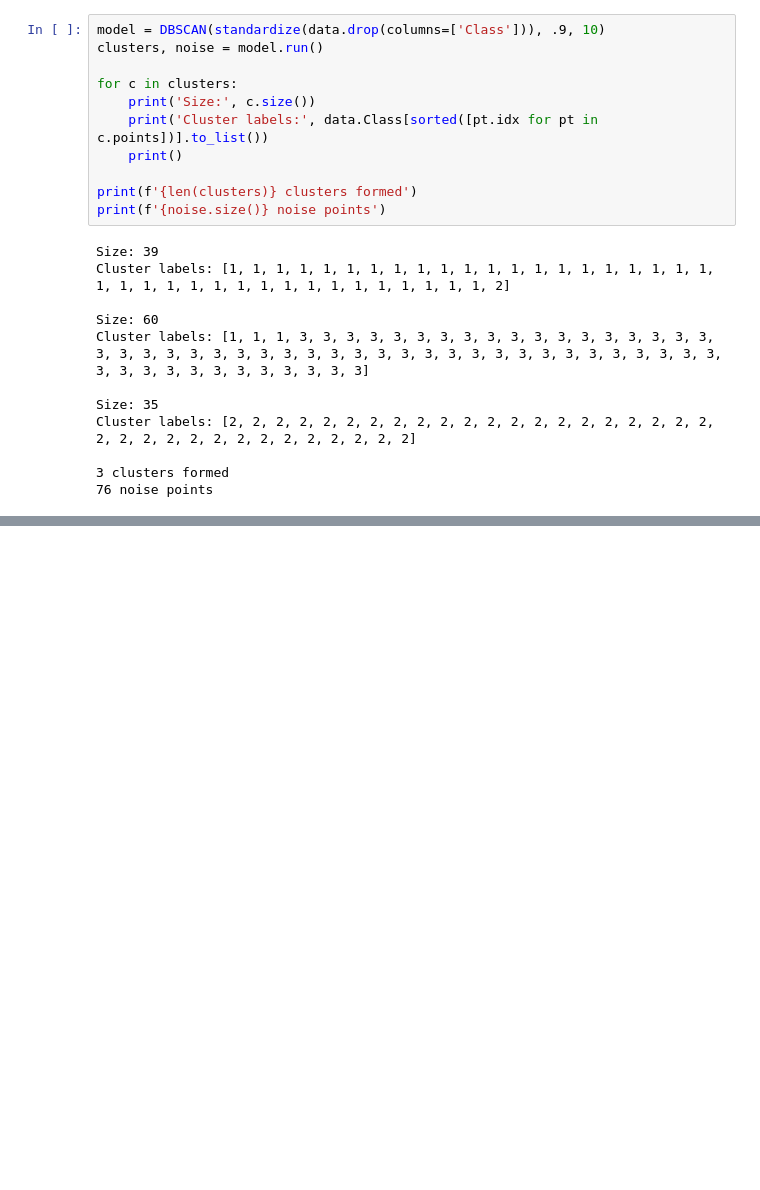
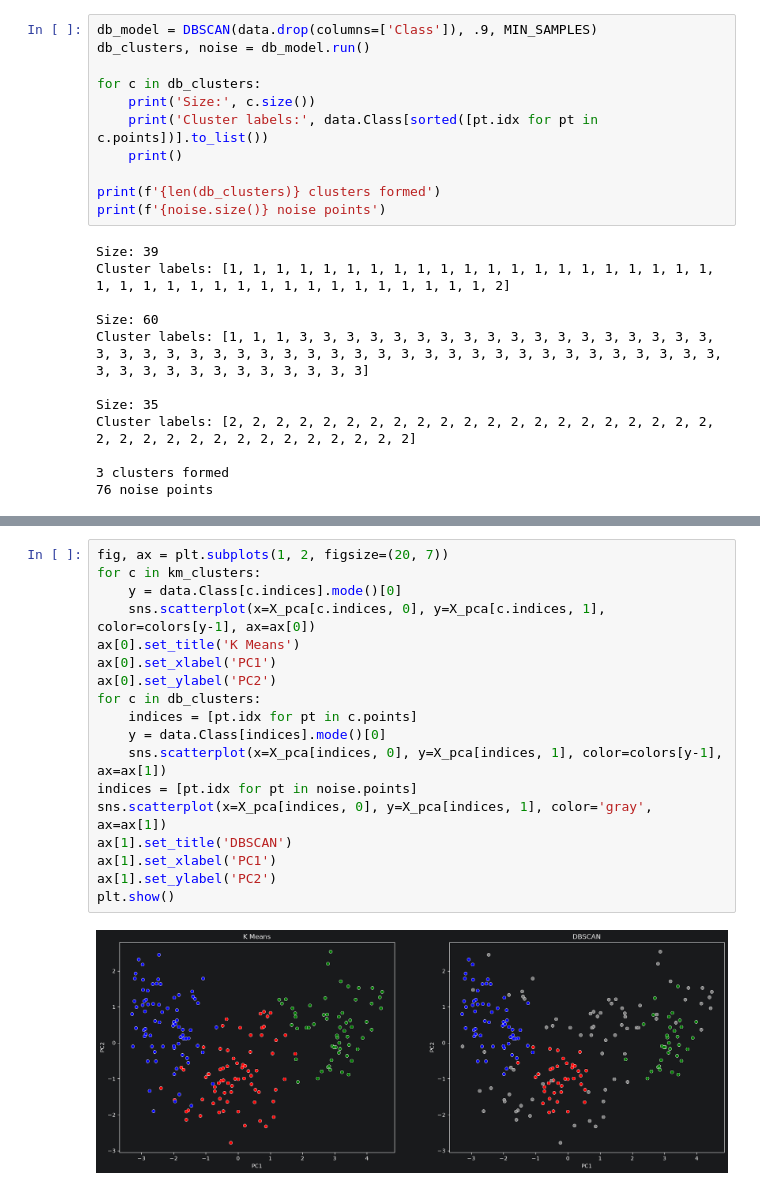
Before and after one commit to MANAS-AI-TaskPhase-26-27/sourashis-iv, a Jupyter notebook: Task2/clustering.ipynb, the cells around one changed output, grey strips where cells are left out. Cells and saved outputs as stored; diff of their text form; blank space fills up the shorter version.

```diff
--- a/Task2/clustering.ipynb
+++ b/Task2/clustering.ipynb
@@ -238,13 +262,13 @@ class DBSCAN:
 # %%
-model = DBSCAN(standardize(data.drop(columns=['Class'])), .9, 10)
-clusters, noise = model.run()
+db_model = DBSCAN(data.drop(columns=['Class']), .9, MIN_SAMPLES)
+db_clusters, noise = db_model.run()
 
-for c in clusters:
+for c in db_clusters:
     print('Size:', c.size())
     print('Cluster labels:', data.Class[sorted([pt.idx for pt in c.points])].to_list())
     print()
 
-print(f'{len(clusters)} clusters formed')
+print(f'{len(db_clusters)} clusters formed')
 print(f'{noise.size()} noise points')
 # %% [output]
 Size: 39
@@ -260,0 +317,20 @@ Cluster labels: [2, 2, 2, 2, 2, 2, 2, 2, 2, 2, 2, 2, 2, 2, 2, 2, 2, 2, 2, 2, 2,
+# %%
+fig, ax = plt.subplots(1, 2, figsize=(20, 7))
+for c in km_clusters:
+    y = data.Class[c.indices].mode()[0]
+    sns.scatterplot(x=X_pca[c.indices, 0], y=X_pca[c.indices, 1], color=colors[y-1], ax=ax[0])
+ax[0].set_title('K Means')
+ax[0].set_xlabel('PC1')
+ax[0].set_ylabel('PC2')
+for c in db_clusters:
+    indices = [pt.idx for pt in c.points]
+    y = data.Class[indices].mode()[0]
+    sns.scatterplot(x=X_pca[indices, 0], y=X_pca[indices, 1], color=colors[y-1], ax=ax[1])
+indices = [pt.idx for pt in noise.points]
+sns.scatterplot(x=X_pca[indices, 0], y=X_pca[indices, 1], color='gray', ax=ax[1])
+ax[1].set_title('DBSCAN')
+ax[1].set_xlabel('PC1')
+ax[1].set_ylabel('PC2')
+plt.show()
+# %% [output]
+[figure, added]
```
Also changed, not shown: parts of 12 cells of this notebook.
